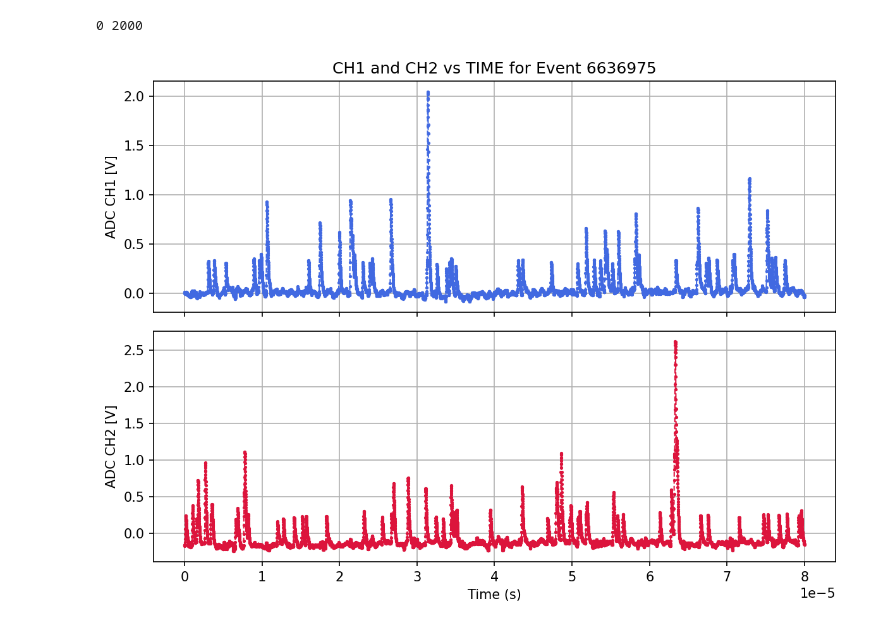
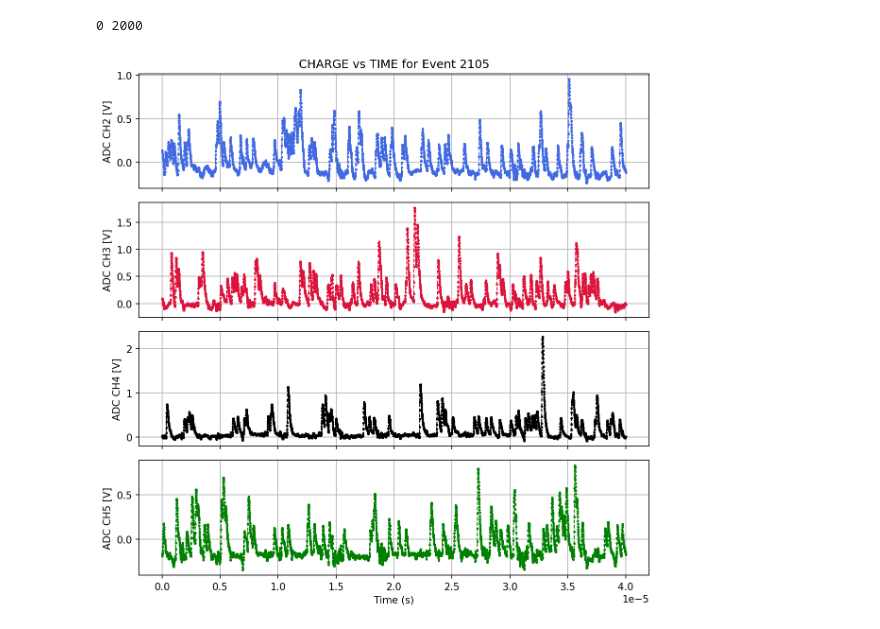
Before and after one commit to mariandbt/CIGAR, a Jupyter notebook: notebooks/DisplayWf.ipynb, the cells around one changed output. Drawn from its saved outputs; the diff is of its cells as text; code cells hidden in the pictures.

```diff
--- a/notebooks/DisplayWf.ipynb
+++ b/notebooks/DisplayWf.ipynb
@@ -61,36 +61,11 @@ def parse_wf_from_binary(filename):
     df.insert(0, 'TIME', (df.index % size + 1) * sampl_time/1e9)  # Time in microseconds
     return df
 # %%
-run_dir = "/data/marian/cigar/runs/20250620_ArXe_3.5bar_no_source_6deg_Autotrg"
-df = parse_wf_from_binary(f"{run_dir}/Acq_dig2-192.168.0.254_20250620103237-08.bin")
+run_dir = "/data/marian/cigar/runs/20251015_Xe_no_source_17deg_54.5V_Autotrg"
+df = parse_wf_from_binary(f"{run_dir}/Acq_dig2-192.168.0.254_20251015162411-05.bin")
 # %% [output]
 0 2000
 # %%
 # Filter for a specific event (change index as needed)
 event_list = df['event'].unique()
-df_event = df[df['event'] == event_list[2]]  # Change the index to choose different event
-
-# Create subplots: 2 rows, 1 column
-fig, axs = plt.subplots(2, 1, figsize=(8, 6), dpi=150, sharex=True)
-
-# Plot CH1
-axs[0].plot(df_event['TIME'], (df_event['CH1']-df_event[df_event['TIME']<2e-7]['CH1'].mean()), marker='.', linestyle='--',
-            color='royalblue', markersize=3, linewidth=1, label='CH1')
-axs[0].set_ylabel('ADC CH1 [V]')
-axs[0].set_title(f'CH1 and CH2 vs TIME for Event {event_list[5]}')
-axs[0].grid(True)
-
-# Plot CH2
-axs[1].plot(df_event['TIME'], (df_event['CH2']-df_event[df_event['TIME']<2e-7]['CH2'].mean()), marker='.', linestyle='--',
-            color='crimson', markersize=3, linewidth=1, label='CH2')
-axs[1].set_xlabel('Time (s)')
-axs[1].set_ylabel('ADC CH2 [V]')
-axs[1].grid(True)
-
-# plt.xlim(-2e-7,40e-7)
-
-# Improve layout
-plt.tight_layout()
-plt.show()
+df_event = df[df['event'] == event_list[6]]  # Change the index to choose different event
-# %% [output]
-[figure, removed]
@@ -96,0 +74,23 @@ plt.show()
+# %%
+# Create subplots: 2 rows, 1 column
+fig, axs = plt.subplots(4, 1, figsize=(8, 8), dpi=150, sharex=True)
+colors = ['royalblue', 'crimson', 'black', 'green']
+
+axs[0].set_title(f'CHARGE vs TIME for Event {event_list[5]}')
+
+# Plot CHs
+for i in range(4):
+    axs[i].plot(df_event['TIME'], (df_event[f'{channels[i]}']-df_event[df_event['TIME']<2e-7][f'{channels[i]}'].mean()), marker='.', linestyle='--',
+                color= colors[i], markersize=3, linewidth=1, label=f'{channels[i]}')
+    axs[i].set_ylabel(f'ADC {channels[i]} [V]')
+    axs[i].grid(True)
+
+axs[-1].set_xlabel('Time (s)')
+
+# plt.xlim(-2e-7,40e-7)
+
+# Improve layout
+plt.tight_layout()
+plt.show()
+# %% [output]
+[figure, added]
```
Also changed, not shown: parts of 1 cell of this notebook, 1 other file.
